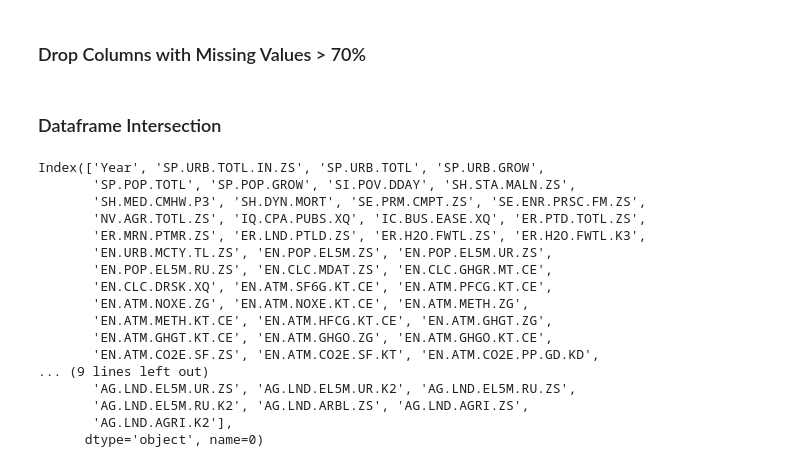
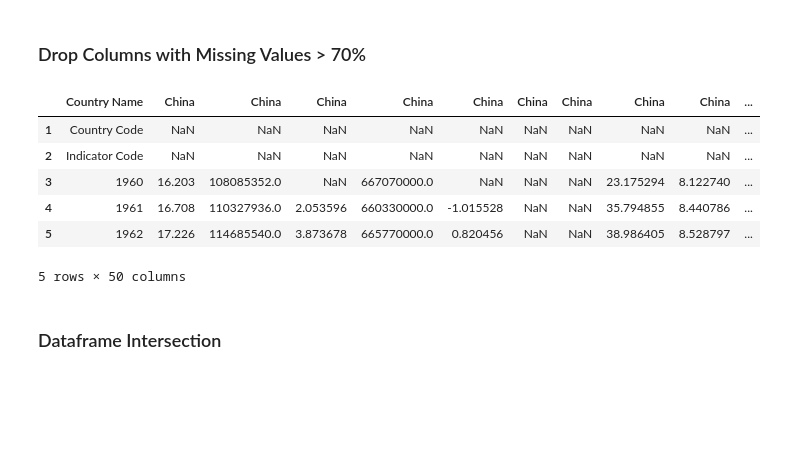
Before and after one commit to BingQuanChua/SASPICIOUS, a Jupyter notebook: eda_worldbank.ipynb, the cells around one changed output. Saved outputs shown, nothing was run; the diff lists cells and outputs as text; code cells hidden in the pictures; blank space fills up the shorter version.

```diff
--- a/eda_worldbank.ipynb
+++ b/eda_worldbank.ipynb
@@ -527,31 +531,21 @@ df_us = df_us.dropna( axis=1,
 min_count =  int(((100-perc)/100)*df_india.shape[0] + 1)
 df_india = df_india.dropna( axis=1,
                 thresh=min_count)
+# %%
+df_china.head()
+# %% [output]
+|  | Country Name | China | China | China | China | China | China | China | China | China | ... |
+| 1 | Country Code | NaN | NaN | NaN | NaN | NaN | NaN | NaN | NaN | NaN | ... |
+| 2 | Indicator Code | NaN | NaN | NaN | NaN | NaN | NaN | NaN | NaN | NaN | ... |
+| 3 | 1960 | 16.203 | 108085352.0 | NaN | 667070000.0 | NaN | NaN | NaN | 23.175294 | 8.122740 | ... |
+| 4 | 1961 | 16.708 | 110327936.0 | 2.053596 | 660330000.0 | -1.015528 | NaN | NaN | 35.794855 | 8.440786 | ... |
+| 5 | 1962 | 17.226 | 114685540.0 | 3.873678 | 665770000.0 | 0.820456 | NaN | NaN | 38.986405 | 8.528797 | ... |
+5 rows × 50 columns
 # %% [markdown]
 ### Dataframe Intersection
 # %%
 from functools import reduce
 common_cols = reduce(np.intersect1d,(df_china.columns, df_us.columns, df_india.columns))
-# %%
-df_china.columns
-# %% [output]
-Index(['Year', 'SP.URB.TOTL.IN.ZS', 'SP.URB.TOTL', 'SP.URB.GROW',
-       'SP.POP.TOTL', 'SP.POP.GROW', 'SI.POV.DDAY', 'SH.STA.MALN.ZS',
-       'SH.MED.CMHW.P3', 'SH.DYN.MORT', 'SE.PRM.CMPT.ZS', 'SE.ENR.PRSC.FM.ZS',
-       'NV.AGR.TOTL.ZS', 'IQ.CPA.PUBS.XQ', 'IC.BUS.EASE.XQ', 'ER.PTD.TOTL.ZS',
-       'ER.MRN.PTMR.ZS', 'ER.LND.PTLD.ZS', 'ER.H2O.FWTL.ZS', 'ER.H2O.FWTL.K3',
-       'EN.URB.MCTY.TL.ZS', 'EN.POP.EL5M.ZS', 'EN.POP.EL5M.UR.ZS',
-       'EN.POP.EL5M.RU.ZS', 'EN.CLC.MDAT.ZS', 'EN.CLC.GHGR.MT.CE',
-       'EN.CLC.DRSK.XQ', 'EN.ATM.SF6G.KT.CE', 'EN.ATM.PFCG.KT.CE',
-       'EN.ATM.NOXE.ZG', 'EN.ATM.NOXE.KT.CE', 'EN.ATM.METH.ZG',
-       'EN.ATM.METH.KT.CE', 'EN.ATM.HFCG.KT.CE', 'EN.ATM.GHGT.ZG',
-       'EN.ATM.GHGT.KT.CE', 'EN.ATM.GHGO.ZG', 'EN.ATM.GHGO.KT.CE',
-       'EN.ATM.CO2E.SF.ZS', 'EN.ATM.CO2E.SF.KT', 'EN.ATM.CO2E.PP.GD.KD',
-... (9 lines left out)
-       'AG.LND.EL5M.UR.ZS', 'AG.LND.EL5M.UR.K2', 'AG.LND.EL5M.RU.ZS',
-       'AG.LND.EL5M.RU.K2', 'AG.LND.ARBL.ZS', 'AG.LND.AGRI.ZS',
-       'AG.LND.AGRI.K2'],
-      dtype='object', name=0)
 # %%
 common_cols
 # %% [output]
```
Also changed, not shown: parts of 19 cells of this notebook, 1 other file.
